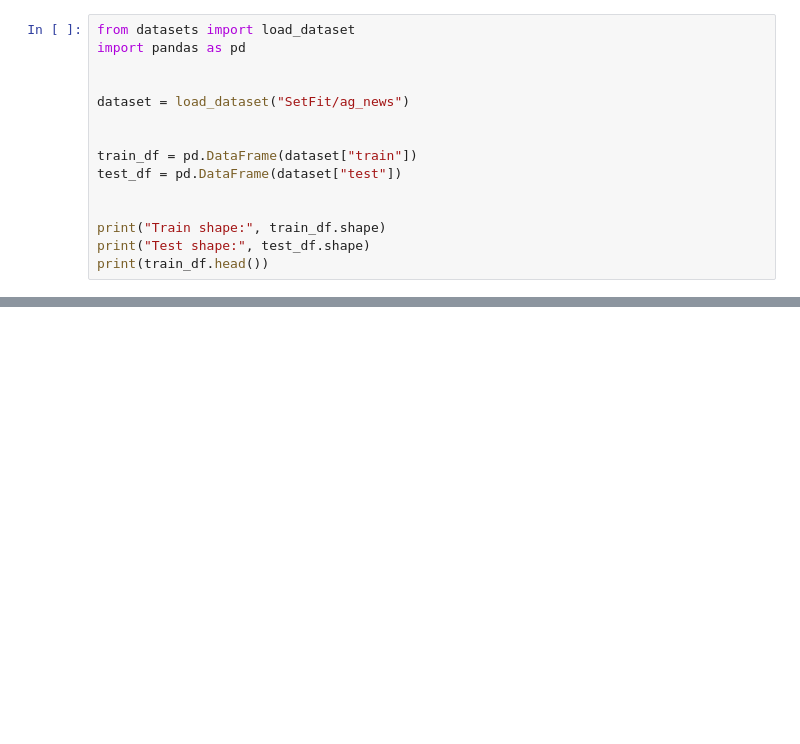
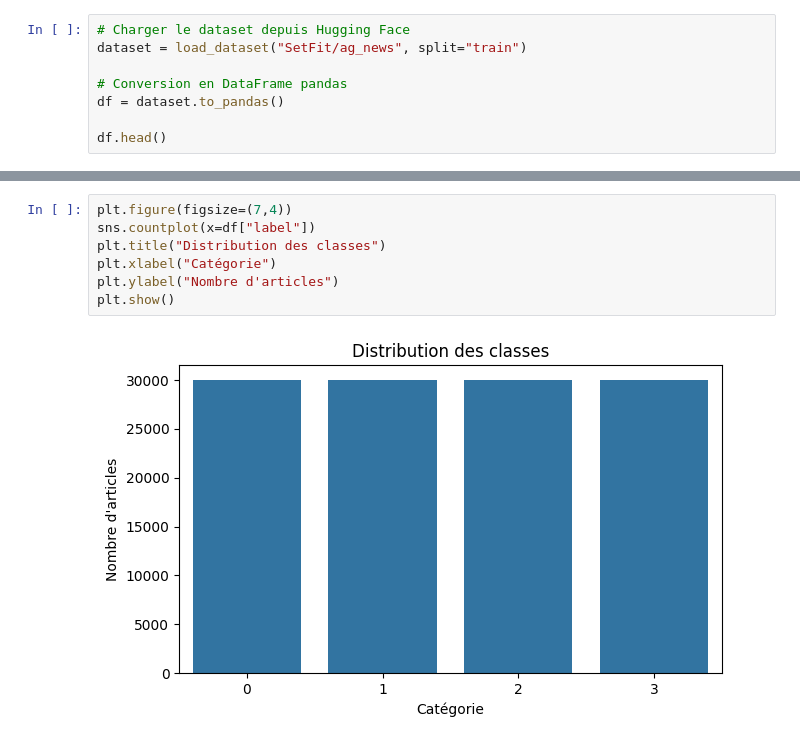
Before and after one commit to elabiad-malika2/News-Classifier, a Jupyter notebook: notebooks/01_load_data.ipynb, the cells around one changed output, grey strips where cells are left out. Saved outputs shown, nothing was run; the diff lists cells and outputs as text; blank space fills up the shorter version.

Commit message:
load et preprocessing et embeddings chroma db train models

```diff
--- a/notebooks/01_load_data.ipynb
+++ b/notebooks/01_load_data.ipynb
@@ -1,16 +12,9 @@
 # %%
-from datasets import load_dataset
-import pandas as pd
+# Charger le dataset depuis Hugging Face
+dataset = load_dataset("SetFit/ag_news", split="train")
 
+# Conversion en DataFrame pandas
+df = dataset.to_pandas()
 
-dataset = load_dataset("SetFit/ag_news")
-
-
-train_df = pd.DataFrame(dataset["train"])
-test_df = pd.DataFrame(dataset["test"])
-
-
-print("Train shape:", train_df.shape)
-print("Test shape:", test_df.shape)
-print(train_df.head())
+df.head()
 # %% [output]
@@ -26,0 +56,9 @@ Test shape: (7600, 3)
+# %%
+plt.figure(figsize=(7,4))
+sns.countplot(x=df["label"])
+plt.title("Distribution des classes")
+plt.xlabel("Catégorie")
+plt.ylabel("Nombre d'articles")
+plt.show()
+# %% [output]
+[figure, added]
```
Also changed, not shown: parts of 12 cells of this notebook, 7 other files.
